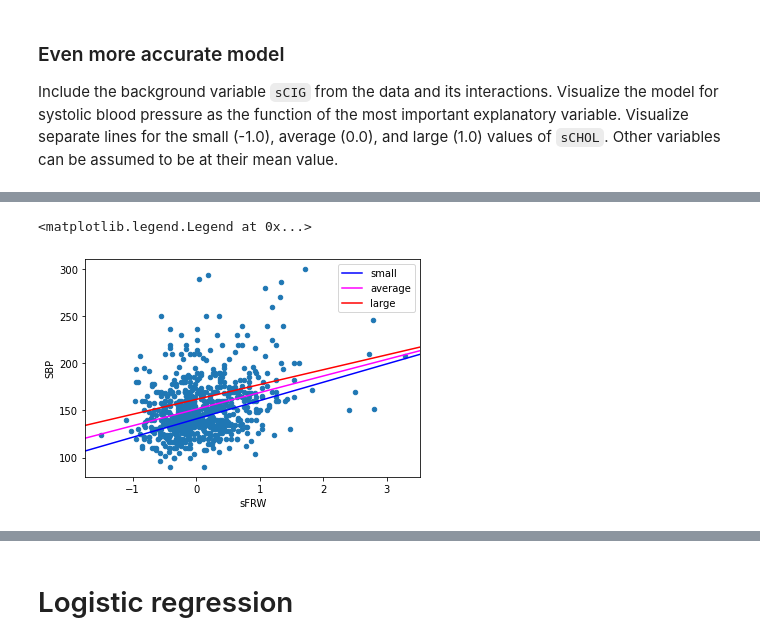
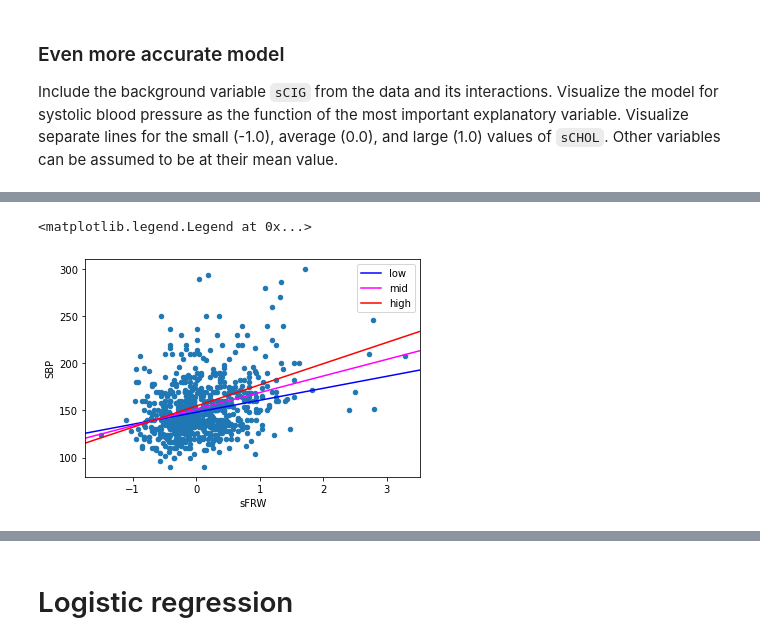
Before and after one commit to nyksy/data-analysis-with-python-2021, a Jupyter notebook: part08/src/project_notebook_regression_analysis.ipynb, the cells around one changed output, grey strips where cells are left out. Drawn from its saved outputs; the diff is of its cells as text; code cells hidden in the pictures.

```diff
--- a/part08/src/project_notebook_regression_analysis.ipynb
+++ b/part08/src/project_notebook_regression_analysis.ipynb
@@ -200,32 +202,31 @@ print(fit.summary())
 #params
 p = fit.params
 
-#TODO
-
+#sFRW seems to have the highest std coef
 #scatter
 fram[fram.SEX=="female"].plot.scatter("sFRW","SBP")
 
 #lines
 abline_plot(
-    intercept=p.Intercept-p["sAGE"],
-    slope=p.sFRW-p["sAGE:sFRW"],
+    intercept=p.Intercept-p["sCHOL"],
+    slope=p.sFRW-p["sCHOL:sFRW"],
     ax=plt.gca(),
     color="blue",
-    label="small"
+    label="low"
 )
 abline_plot(
     intercept=p.Intercept,
     slope=p.sFRW,
     ax=plt.gca(),
     color="magenta",
-    label="average"
+    label="mid"
 )
 abline_plot(
-    intercept=p.Intercept+p["sAGE"],
-    slope=p.sFRW+p["sAGE:sFRW"],
+    intercept=p.Intercept+p["sCHOL"],
+    slope=p.sFRW+p["sCHOL:sFRW"],
     ax=plt.gca(),
     color="red",
-    label="large"
+    label="high"
 )
 plt.legend()
 # %% [output]
@@ -239,12 +240,12 @@ Time:                        15:30:20   Log-Likelihood:                -6508.6
 No. Observations:                1394   AIC:                         1.305e+04
 Df Residuals:                    1378   BIC:                         1.313e+04
 Df Model:                          15
 Covariance Type:            nonrobust
 =====================================================================================
 ... (23 lines left out)
 ==============================================================================
 
 Notes:
 [1] Standard Errors assume that the covariance matrix of the errors is correctly specified.
 <matplotlib.legend.Legend at 0x...>
-[figure, old version]
+[figure, new version]
```
Also changed, not shown: parts of 17 cells of this notebook.
